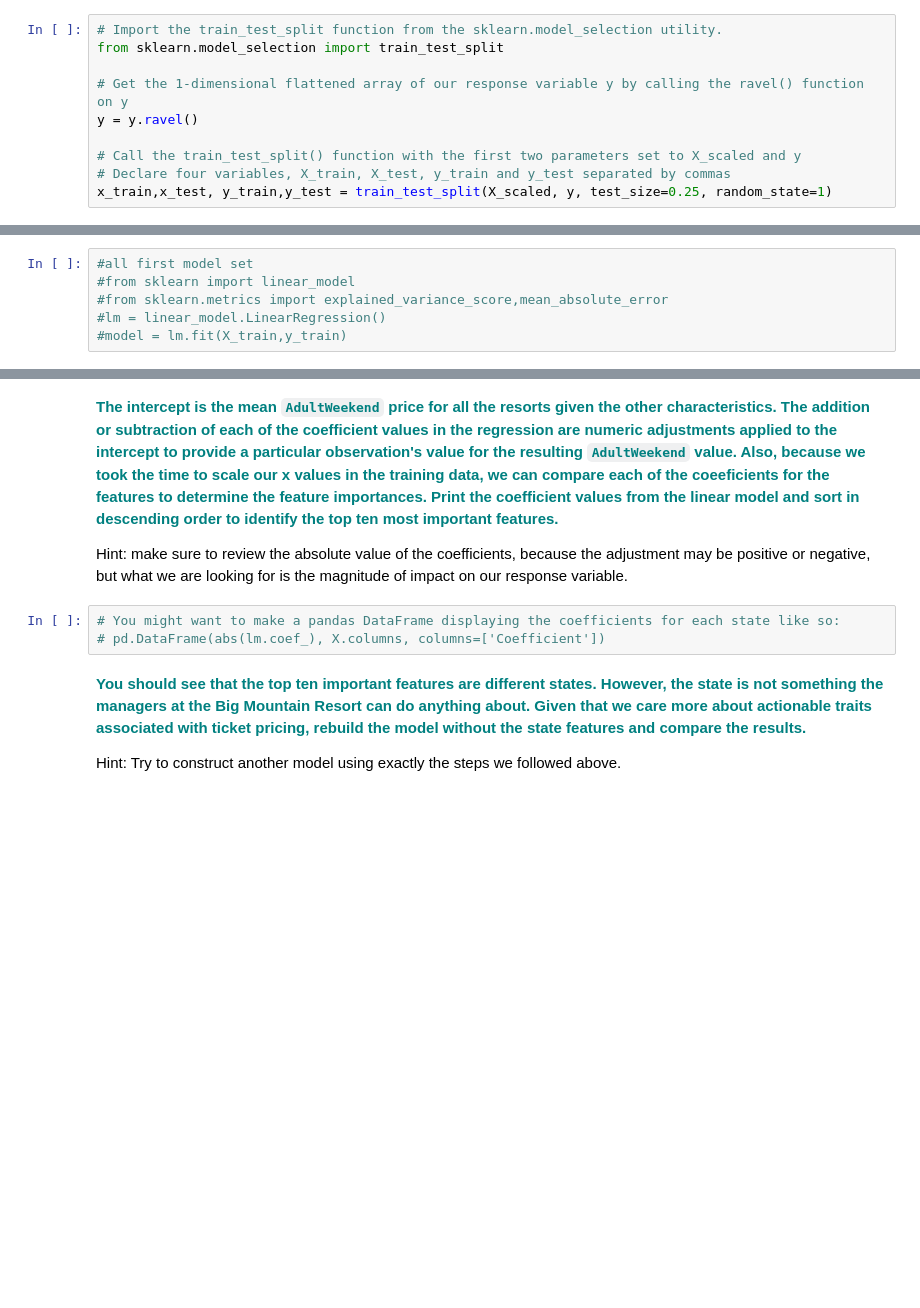
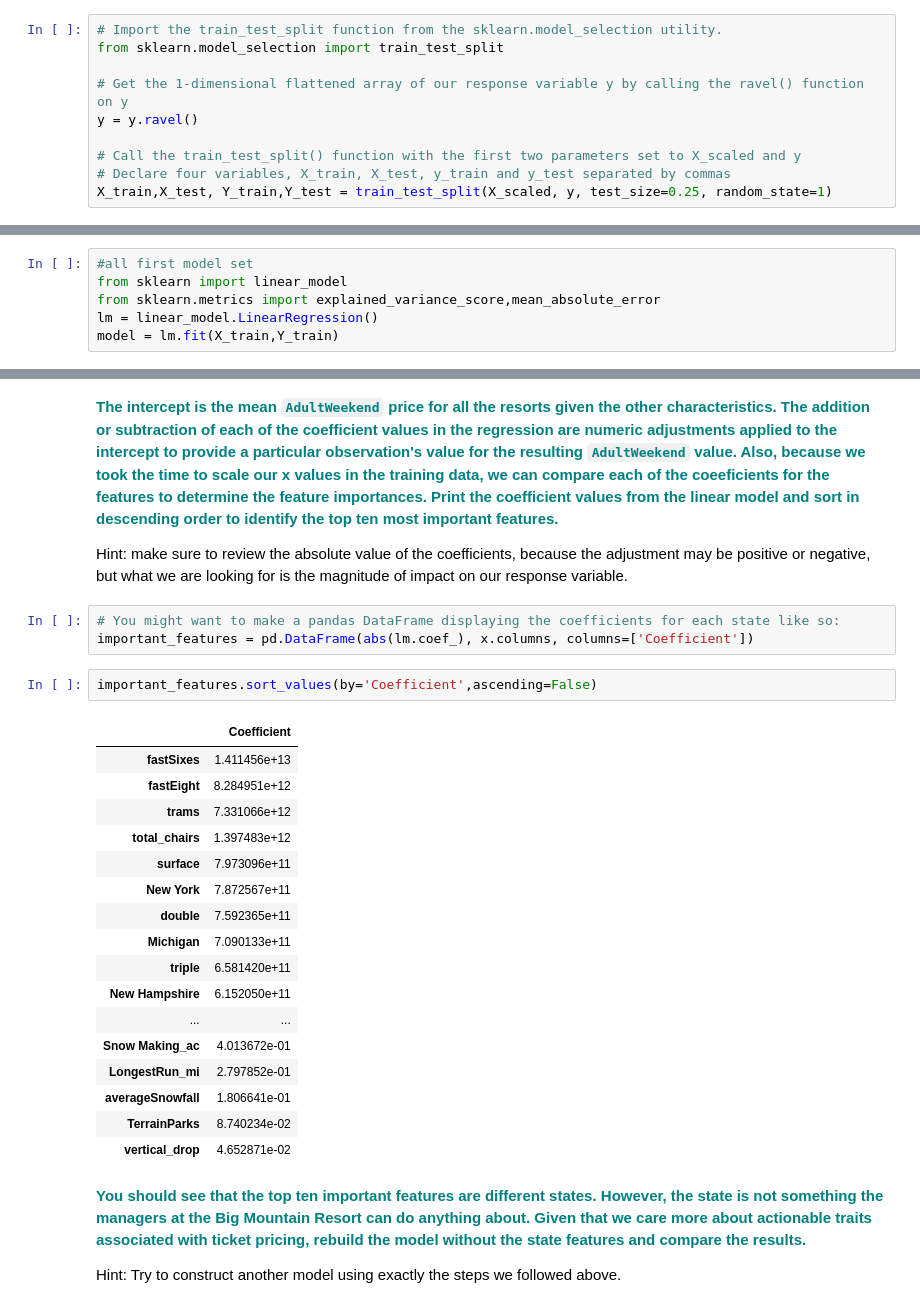
Before and after one commit to sidsekhar/springboard, a Jupyter notebook: notebooks/GuidedCapstoneStep4 and step5HL.ipynb, the cells around one changed output, grey strips where cells are left out. Drawn from its saved outputs; the diff is of its cells as text; blank space fills up the shorter version.

```diff
--- a/notebooks/GuidedCapstoneStep4 and step5HL.ipynb
+++ b/notebooks/GuidedCapstoneStep4 and step5HL.ipynb
@@ -93,7 +103,7 @@ y = y.ravel()
 
 # Call the train_test_split() function with the first two parameters set to X_scaled and y
 # Declare four variables, X_train, X_test, y_train and y_test separated by commas
-x_train,x_test, y_train,y_test = train_test_split(X_scaled, y, test_size=0.25, random_state=1)
+X_train,X_test, Y_train,Y_test = train_test_split(X_scaled, y, test_size=0.25, random_state=1)
 # %% [markdown]
 Here we start the actual modeling work. First let's fit a multiple linear regression model to predict the `AdultWeekend` price.
 # %% [markdown]
@@ -132,10 +142,10 @@ This is the fifth step in the Data Science Method. In the previous steps you cle
 #### Model 1
 # %%
 #all first model set
-#from sklearn import linear_model
-#from sklearn.metrics import explained_variance_score,mean_absolute_error
-#lm = linear_model.LinearRegression()
-#model = lm.fit(X_train,y_train)
+from sklearn import linear_model
+from sklearn.metrics import explained_variance_score,mean_absolute_error
+lm = linear_model.LinearRegression()
+model = lm.fit(X_train,Y_train)
 # %% [markdown]
 **<font color='teal'> Predict on the testing dataset and score the model performance with the y_test set and the y-pred values. The explained variance is a measure of the variation explained by the model. This is also known as the R-squared value. </font>**
 
@@ -159,7 +182,27 @@ Hint: our linear regression model `lm` has an attribute `intercept_` for the int
 Hint: make sure to review the absolute value of the coefficients, because the adjustment may be positive or negative, but what we are looking for is the magnitude of impact on our response variable.
 # %%
 # You might want to make a pandas DataFrame displaying the coefficients for each state like so:
-# pd.DataFrame(abs(lm.coef_), X.columns, columns=['Coefficient'])
+important_features = pd.DataFrame(abs(lm.coef_), x.columns, columns=['Coefficient'])
+# %%
+important_features.sort_values(by='Coefficient',ascending=False)
+# %% [output]
+|  | Coefficient |
+| fastSixes | 1.411456e+13 |
+| fastEight | 8.284951e+12 |
+| trams | 7.331066e+12 |
+| total_chairs | 1.397483e+12 |
+| surface | 7.973096e+11 |
+| New York | 7.872567e+11 |
+| double | 7.592365e+11 |
+| Michigan | 7.090133e+11 |
+| triple | 6.581420e+11 |
+| New Hampshire | 6.152050e+11 |
+| ... | ... |
+| Snow Making_ac | 4.013672e-01 |
+| LongestRun_mi | 2.797852e-01 |
+| averageSnowfall | 1.806641e-01 |
+| TerrainParks | 8.740234e-02 |
+| vertical_drop | 4.652871e-02 |
 # %% [markdown]
 **<font color='teal'>You should see that the top ten important features are different states. However, the state is not something the managers at the Big Mountain Resort can do anything about. Given that we care more about actionable traits associated with ticket pricing, rebuild the model without the state features and compare the results. </font>**
 
```
Also changed, not shown: parts of 19 cells of this notebook, 2 other files.
